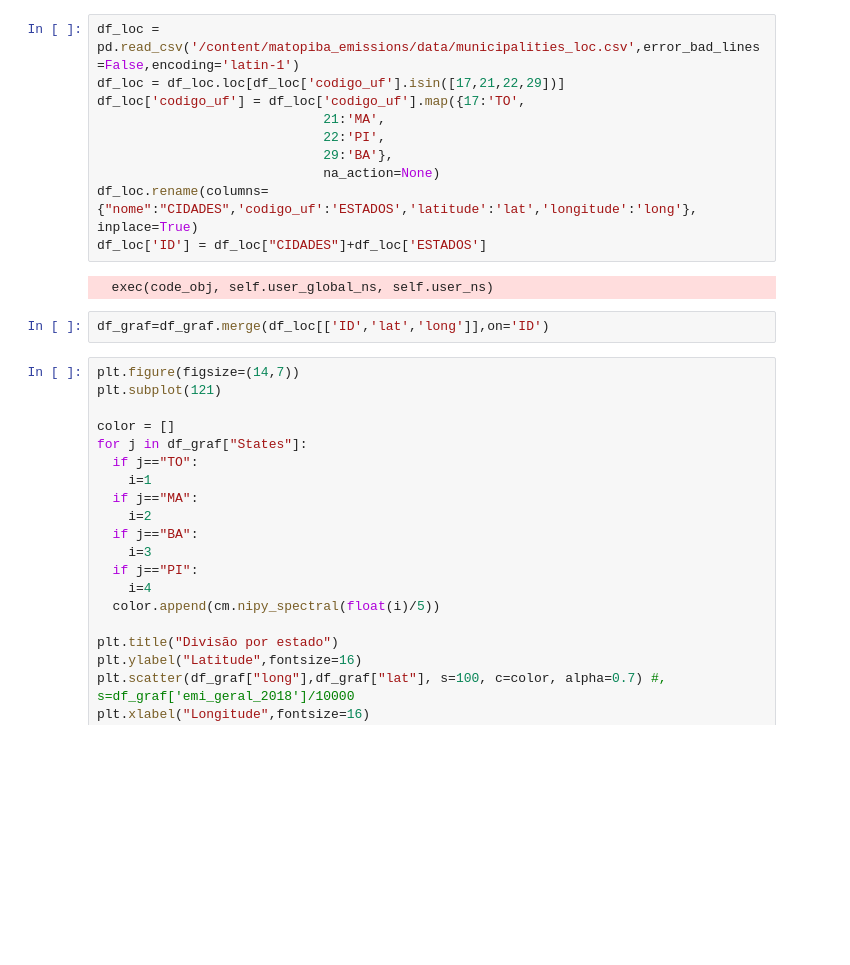
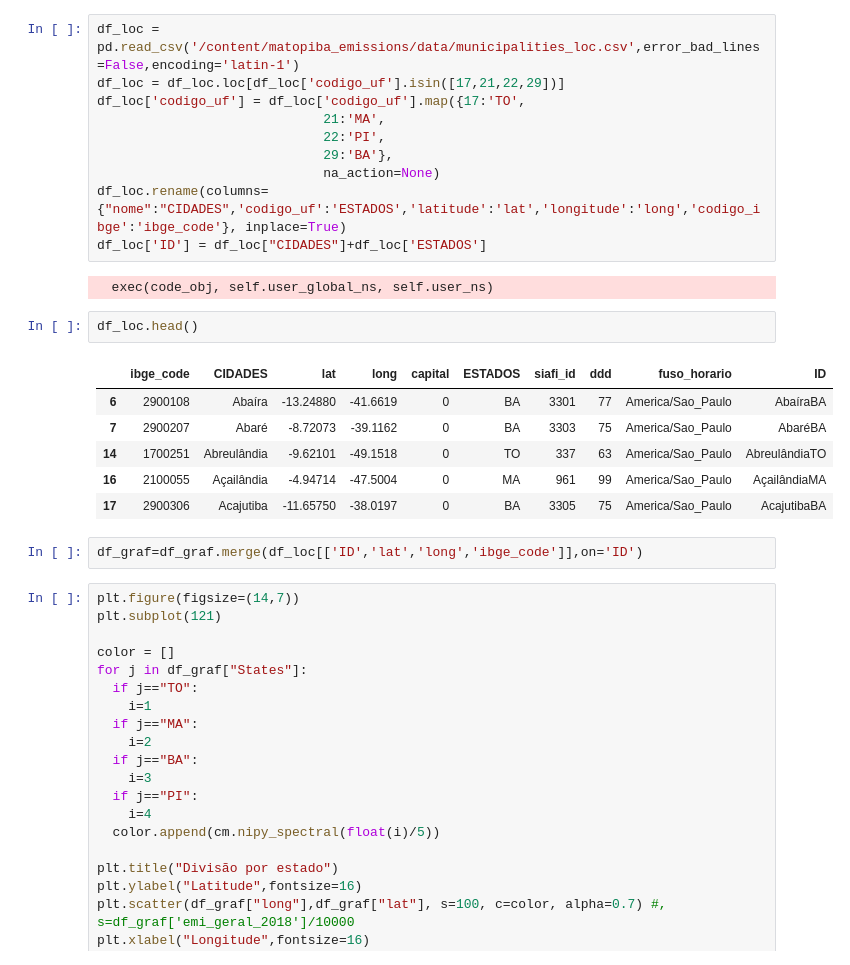
Before and after one commit to lucas-fpaiva/matopiba_emissions, a Jupyter notebook: code/groups.ipynb, the cells around one changed output. Drawn from its saved outputs; the diff is of its cells as text; blank space fills up the shorter version.

```diff
--- a/code/groups.ipynb
+++ b/code/groups.ipynb
@@ -777,12 +788,21 @@ df_loc['codigo_uf'] = df_loc['codigo_uf'].map({17:'TO',
                              22:'PI',
                              29:'BA'},
                              na_action=None)
-df_loc.rename(columns={"nome":"CIDADES",'codigo_uf':'ESTADOS','latitude':'lat','longitude':'long'}, inplace=True)
+df_loc.rename(columns={"nome":"CIDADES",'codigo_uf':'ESTADOS','latitude':'lat','longitude':'long','codigo_ibge':'ibge_code'}, inplace=True)
 df_loc['ID'] = df_loc["CIDADES"]+df_loc['ESTADOS']
 # %% [output]
   exec(code_obj, self.user_global_ns, self.user_ns)
+# %%
+df_loc.head()
+# %% [output]
+|  | ibge_code | CIDADES | lat | long | capital | ESTADOS | siafi_id | ddd | fuso_horario | ID |
+| 6 | 2900108 | Abaíra | -13.24880 | -41.6619 | 0 | BA | 3301 | 77 | America/Sao_Paulo | AbaíraBA |
+| 7 | 2900207 | Abaré | -8.72073 | -39.1162 | 0 | BA | 3303 | 75 | America/Sao_Paulo | AbaréBA |
+| 14 | 1700251 | Abreulândia | -9.62101 | -49.1518 | 0 | TO | 337 | 63 | America/Sao_Paulo | AbreulândiaTO |
+| 16 | 2100055 | Açailândia | -4.94714 | -47.5004 | 0 | MA | 961 | 99 | America/Sao_Paulo | AçailândiaMA |
+| 17 | 2900306 | Acajutiba | -11.65750 | -38.0197 | 0 | BA | 3305 | 75 | America/Sao_Paulo | AcajutibaBA |
 # %%
-df_graf=df_graf.merge(df_loc[['ID','lat','long']],on='ID')
+df_graf=df_graf.merge(df_loc[['ID','lat','long','ibge_code']],on='ID')
 # %%
 plt.figure(figsize=(14,7))
 plt.subplot(121)
```
Also changed, not shown: parts of 17 cells of this notebook.
